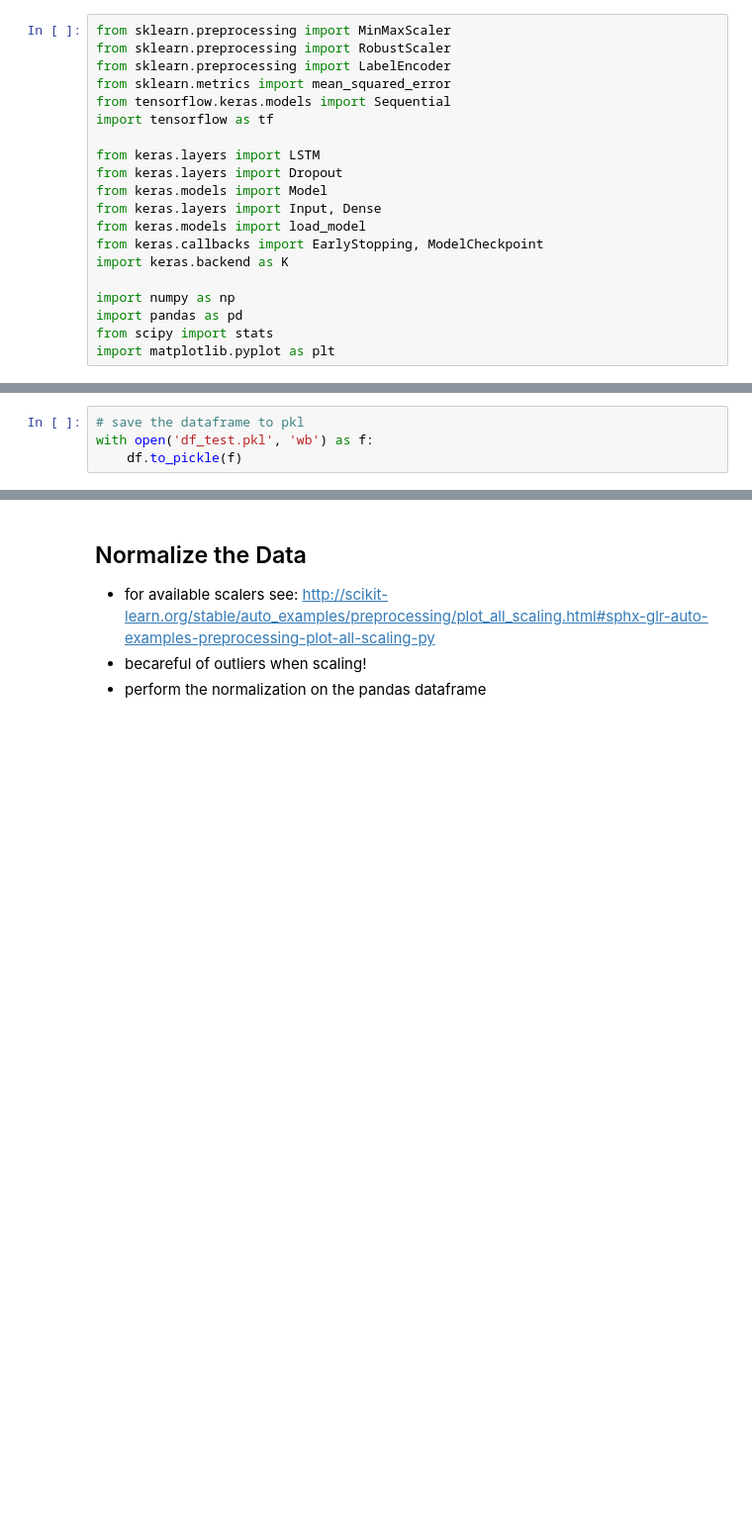
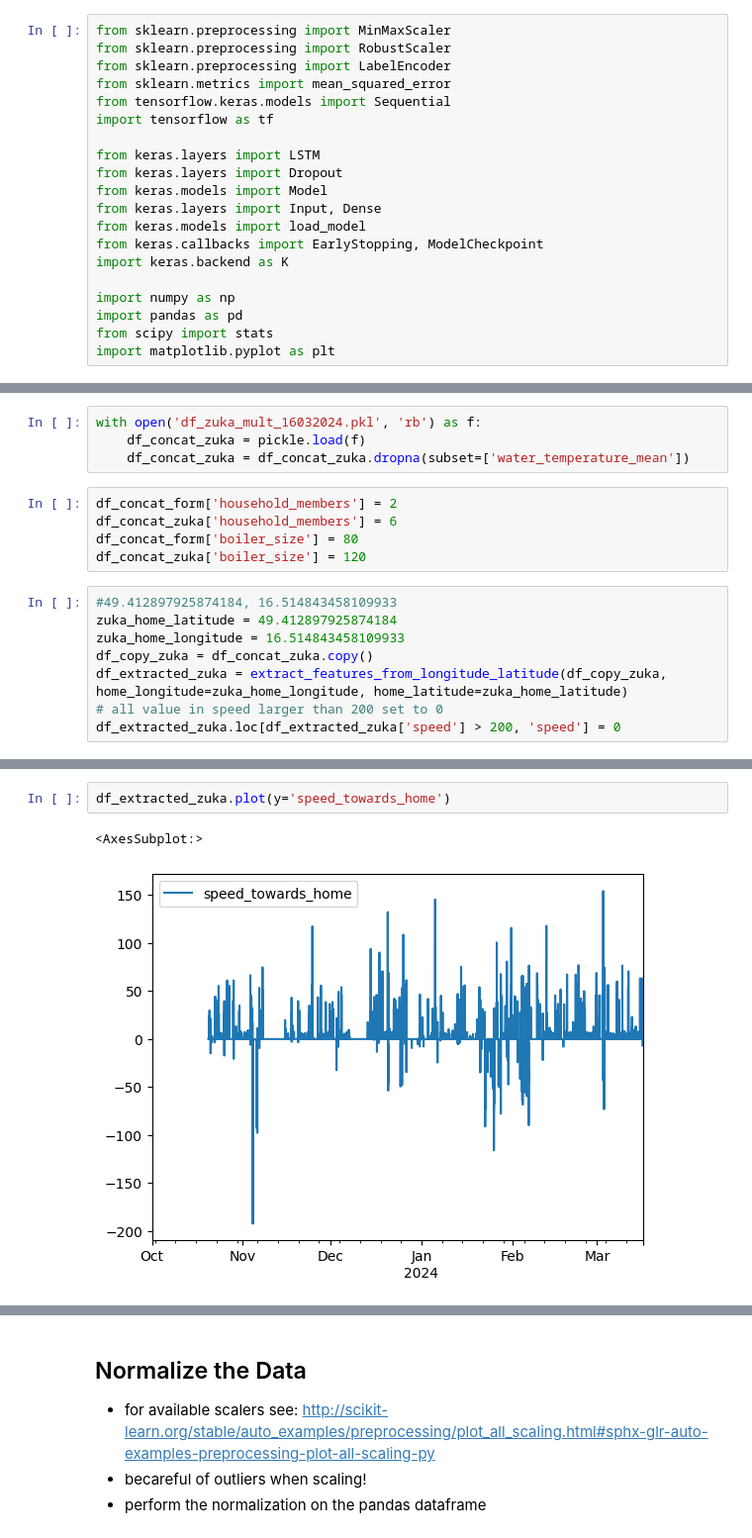
Before and after one commit to grinwi/smartboiler, a Jupyter notebook: src/smartboiler/lstm_example_with_multivariate_time_series 2.ipynb, the cells around one changed output, grey strips where cells are left out. Shown at 99% size. Saved outputs shown, nothing was run; the diff lists cells and outputs as text; blank space fills up the shorter version.

```diff
--- a/src/smartboiler/lstm_example_with_multivariate_time_series 2.ipynb
+++ b/src/smartboiler/lstm_example_with_multivariate_time_series 2.ipynb
@@ -217,4 +210,0 @@ df_extracted.loc[df_extracted['speed'] > 200, 'speed'] = 0
-# %%
-# save the dataframe to pkl
-with open('df_test.pkl', 'wb') as f:
-    df.to_pickle(f)
@@ -361,0 +211,17 @@ datetimes = df.index
+# %%
+with open('df_zuka_mult_16032024.pkl', 'rb') as f:
+    df_concat_zuka = pickle.load(f)
+    df_concat_zuka = df_concat_zuka.dropna(subset=['water_temperature_mean'])
+# %%
+df_concat_form['household_members'] = 2
+df_concat_zuka['household_members'] = 6
+df_concat_form['boiler_size'] = 80
+df_concat_zuka['boiler_size'] = 120
+# %%
+#49.412897925874184, 16.514843458109933
+zuka_home_latitude = 49.412897925874184
+zuka_home_longitude = 16.514843458109933
+df_copy_zuka = df_concat_zuka.copy()
+df_extracted_zuka = extract_features_from_longitude_latitude(df_copy_zuka, home_longitude=zuka_home_longitude, home_latitude=zuka_home_latitude)
+# all value in speed larger than 200 set to 0
+df_extracted_zuka.loc[df_extracted_zuka['speed'] > 200, 'speed'] = 0
@@ -361,0 +237,5 @@ datetimes = df.index
+# %%
+df_extracted_zuka.plot(y='speed_towards_home')
+# %% [output]
+<AxesSubplot:>
+[figure, added]
```
Also changed, not shown: parts of 65 cells of this notebook.
